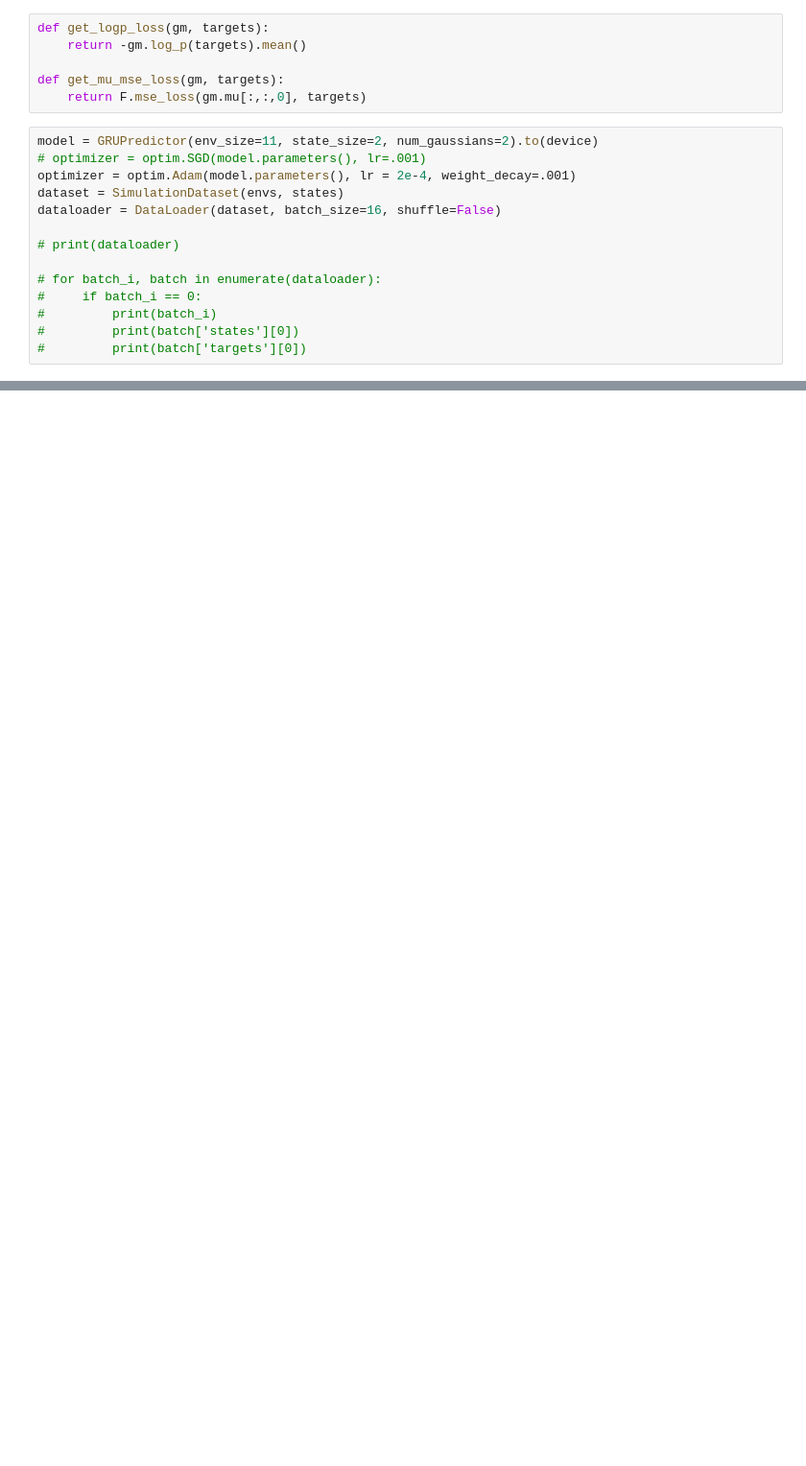
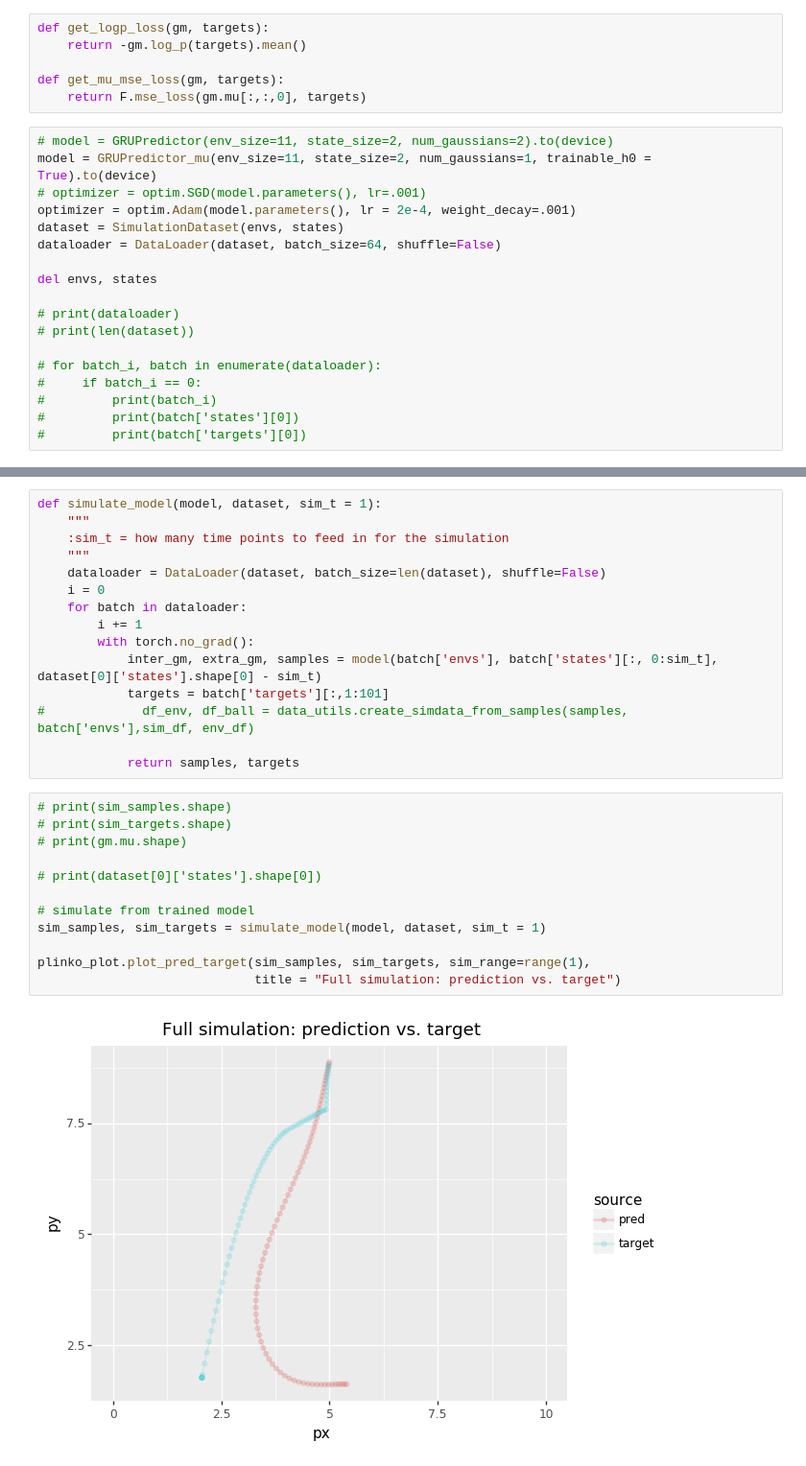
Before and after one commit to tepzhang/plinko_nn, a Jupyter notebook: scripts/train_gru_jinxiao.ipynb, the cells around one changed output, grey strips where cells are left out. Shown at 96% size. Drawn from its saved outputs; the diff is of its cells as text; blank space fills up the shorter version.

```diff
--- a/scripts/train_gru_jinxiao.ipynb
+++ b/scripts/train_gru_jinxiao.ipynb
@@ -58,13 +78,17 @@ def get_logp_loss(gm, targets):
 def get_mu_mse_loss(gm, targets):
     return F.mse_loss(gm.mu[:,:,0], targets)
 # %%
-model = GRUPredictor(env_size=11, state_size=2, num_gaussians=2).to(device)
+# model = GRUPredictor(env_size=11, state_size=2, num_gaussians=2).to(device)
+model = GRUPredictor_mu(env_size=11, state_size=2, num_gaussians=1, trainable_h0 = True).to(device)
 # optimizer = optim.SGD(model.parameters(), lr=.001)
 optimizer = optim.Adam(model.parameters(), lr = 2e-4, weight_decay=.001)
 dataset = SimulationDataset(envs, states)
-dataloader = DataLoader(dataset, batch_size=16, shuffle=False)
+dataloader = DataLoader(dataset, batch_size=64, shuffle=False)
+
+del envs, states
 
 # print(dataloader)
+# print(len(dataset))
 
 # for batch_i, batch in enumerate(dataloader):
 #     if batch_i == 0:
@@ -158,0 +254,29 @@ for t in range(600):
+# %%
+def simulate_model(model, dataset, sim_t = 1):
+    """
+    :sim_t = how many time points to feed in for the simulation
+    """
+    dataloader = DataLoader(dataset, batch_size=len(dataset), shuffle=False)
+    i = 0
+    for batch in dataloader:
+        i += 1
+        with torch.no_grad():
+            inter_gm, extra_gm, samples = model(batch['envs'], batch['states'][:, 0:sim_t], dataset[0]['states'].shape[0] - sim_t)
+            targets = batch['targets'][:,1:101]
+#             df_env, df_ball = data_utils.create_simdata_from_samples(samples, batch['envs'],sim_df, env_df)
+
+            return samples, targets
+# %%
+# print(sim_samples.shape)
+# print(sim_targets.shape)
+# print(gm.mu.shape)
+
+# print(dataset[0]['states'].shape[0])
+
+# simulate from trained model
+sim_samples, sim_targets = simulate_model(model, dataset, sim_t = 1)
+
+plinko_plot.plot_pred_target(sim_samples, sim_targets, sim_range=range(1),
+                             title = "Full simulation: prediction vs. target")
+# %% [output]
+[figure, added]
```
Also changed, not shown: parts of 9 cells of this notebook.
